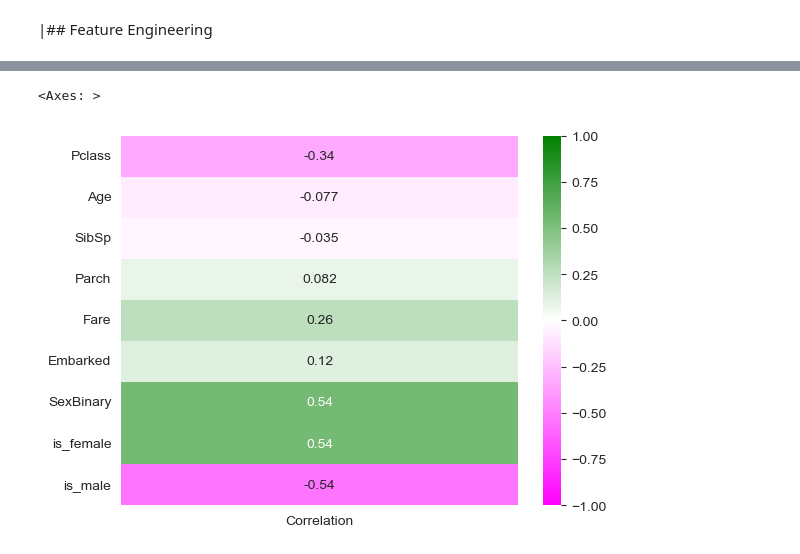
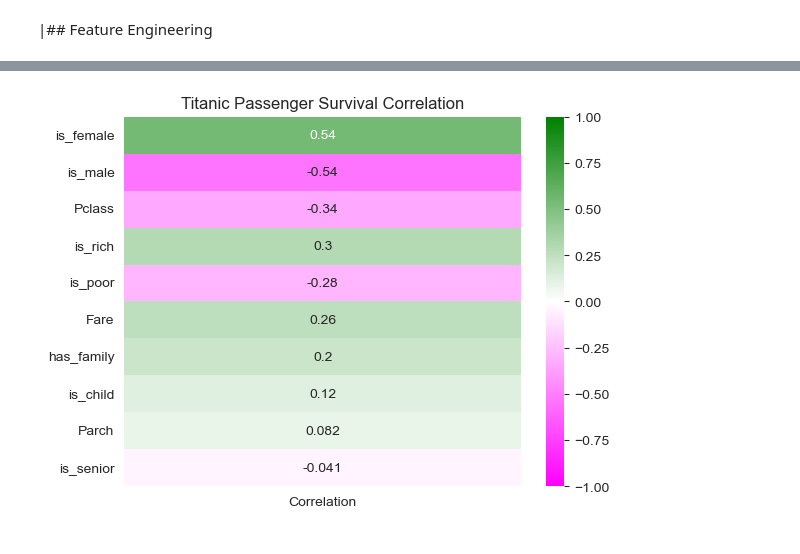
Before and after one commit to alexander-hamme/kaggle, a Jupyter notebook: Titanic/titanic.ipynb, the cells around one changed output, grey strips where cells are left out. Cells and saved outputs as stored; diff of their text form; code cells hidden in the pictures.

```diff
--- a/Titanic/titanic.ipynb
+++ b/Titanic/titanic.ipynb
@@ -57,3 +67,7 @@ df = pd.get_dummies(df, columns=['Sex'], dtype=int, prefix="is")
 
 ports = {'S': 0, 'C': 1, 'Q': 2, np.nan: 3}
 df['Embarked'] = df['Embarked'].map(lambda port: ports.get(port))
+# %%
+df['Ticket'] = df['Ticket'].fillna('0').apply(lambda t: re.sub(r"[^\d]", '', t))
+df['Ticket'] = df['Ticket'].replace('', '0')
+df['Ticket'] = df['Ticket'].astype(int)#.sort_values().head(20)
@@ -103,4 +137,10 @@ def corr_matrix(*args, **kwargs):
 df['is_child'] = (df['Age'] < 18).astype(int)
 df['is_senior'] = (df['Age'] >= 60).astype(int)
 df['has_family'] = ((df['SibSp'] > 0) | (df['Parch'] > 0)).astype(int)
-df['is_rich'] = ((df['Pclass'] == 1) | (df['Fare'] > 31)).astype(int)
+df['is_rich'] = ((df['Pclass'] <= 2) & (df['Fare'] > 31)).astype(int)
+df['is_poor'] = ((df['Pclass'] == 3) & (df['Fare'] < 31)).astype(int)
+
+# df['old_and_rich'] = ((df['is_rich'] == 1) & (df['is_senior']))
+# df['young_and_poor'] = ((df['is_rich'] == 0) & (df['Age'] >= 18) & (df['Age'] < 60))
+# df['poor_man'] = ((df['is_poor']) & (df['is_male']))
+# df['rich_woman'] = ((df['is_rich']) & (df['is_female']))
@@ -124,2 +152,2 @@ corr_matrix(df[['Pclass', 'Age', 'Fare', 'Survived', 'Embarked']].corr(), annot=
 # %%
-df.drop(columns=['Name', 'Ticket', 'Cabin', 'Embarked', 'Survived']).corrwith(df['Survived']).to_frame('Correlation')
+df['Cabin'] = df['Cabin'].fillna('').astype('category').cat.codes
@@ -140,8 +154,13 @@ df.drop(columns=['Name', 'Ticket', 'Cabin', 'Embarked', 'Survived']).corrwith(df
 # %%
+series = df.drop(columns=['Name',  'Survived', 'SibSp', 'Age', 'Ticket', 'Cabin', 'Sex',
+                          'Embarked', 'SexBinary',], errors='ignore').corrwith(df['Survived']).to_frame('Correlation')
+# sort_by = abs(series['Correlation'])
+# series.sort_values(by=sort_by, ascending=False, inplace=True)
 corr_matrix(
-    df.drop(columns=['Name', 'Ticket', 'Cabin', 'Survived']).corrwith(df['Survived']).to_frame('Correlation'),
-    annot=True, #vmin=-1, vmax=1, cmap="PiYG"
+    series.sort_values(by="Correlation", key=lambda c: abs(c), ascending=False), annot=True, #vmin=-1, vmax=1, cmap="PiYG"
+
 )
+plt.title("Titanic Passenger Survival Correlation", fontsize=12)
+plt.show()
 # %% [output]
-<Axes: >
-[figure, old version]
+[figure, new version]
```
Also changed, not shown: parts of 19 cells of this notebook.
